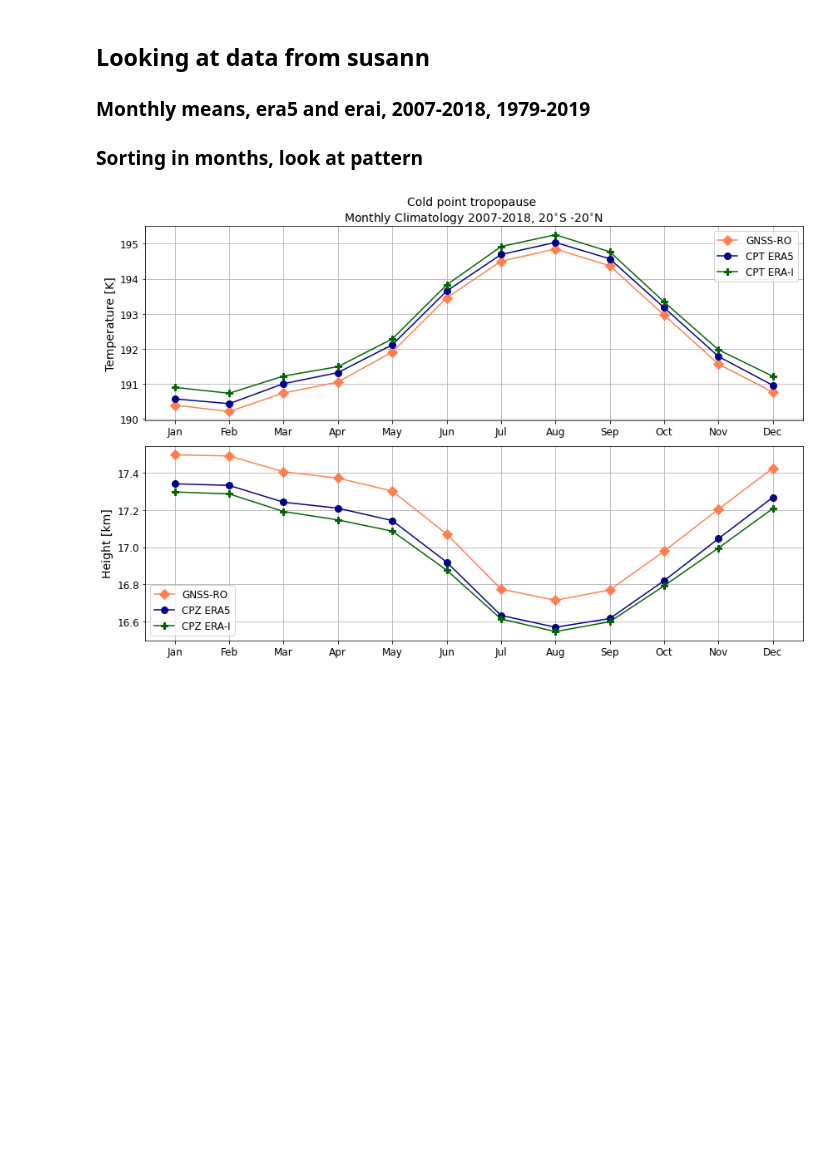
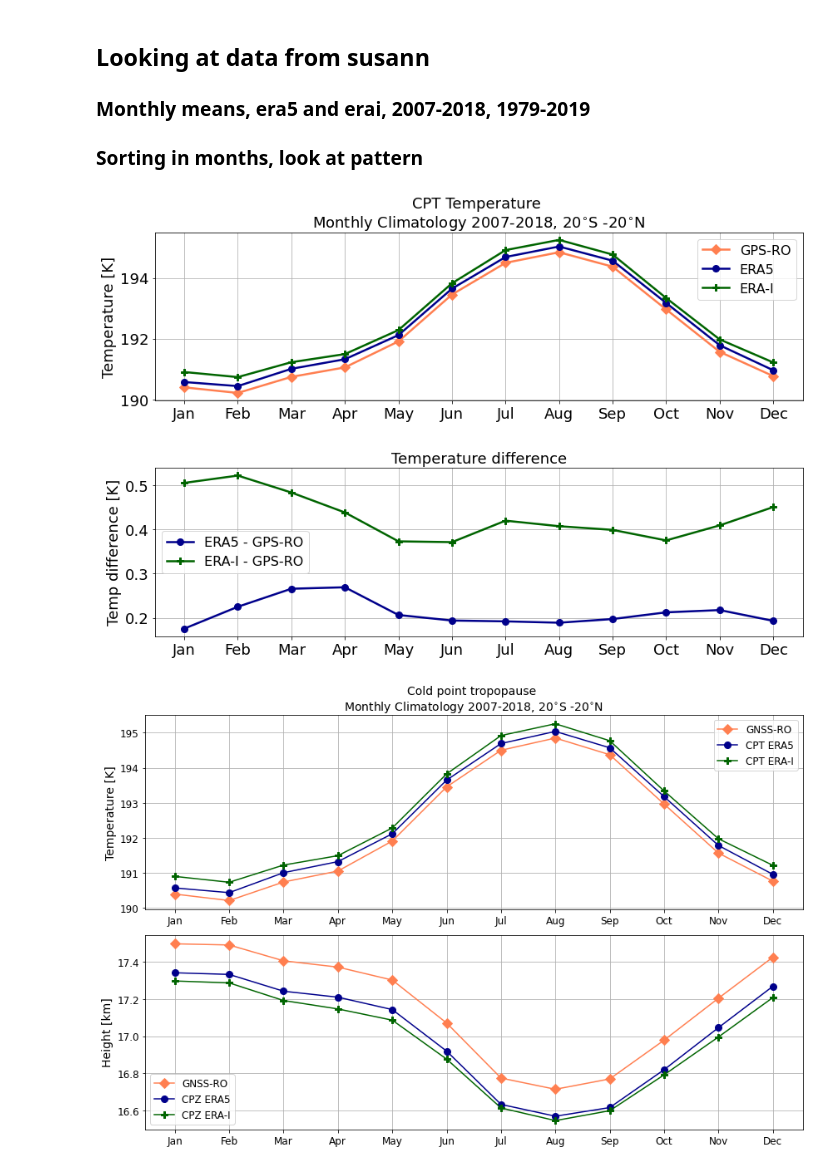
Before and after one commit to johanmeh/master, a Jupyter notebook: monthly_mean_plot-Copy1.ipynb, the cells around one changed output. Cells and saved outputs as stored; diff of their text form; code cells hidden in the pictures; blank space fills up the shorter version.

```diff
--- a/monthly_mean_plot-Copy1.ipynb
+++ b/monthly_mean_plot-Copy1.ipynb
@@ -42,3 +32,9 @@ obs_aw['month'] = obs_mon.month
+# %%
+era5_aw = era5_mon.mean(dim=('lat', 'lon'))
+
+erai_aw = erai_mon.mean(dim=('lat', 'lon'))
+
+obs_aw = obs_mon.mean(dim=('lat','lon'))
 # %%
 ## Colors
 
@@ -53,6 +49,49 @@ erai_2 = 'limegreen'
 def getMonthName(month_number):
     testdate=datetime.date(2010,int(month_number),1)
     return testdate.strftime('%b')
+# %%
+import matplotlib as mpl
+mpl.rcParams['lines.linewidth'] = 2.5
+# %%
+mon = np.linspace(1,12,12, dtype=int)
+
+fig, axs = plt.subplots(2,1,figsize=(12,8))
+axs[0].plot(mon, obs_aw.CP_T, color = col_obs, marker = 'D', ms = 8, label = 'GPS-RO')
+axs[0].plot(mon, era5_aw.ctpt,color = era5_1, marker = 'o', ms = 8,label = "ERA5")
+axs[0].plot(mon, erai_aw.ctpt, color = erai_1, marker = 'P', ms = 8, label = 'ERA-I')
+
+axs[0].set_ylabel("Temperature [K]", fontsize=18)
+axs[0].set_title('CPT Temperature \nMonthly Climatology 2007-2018, 20$^{\circ}$S -20$^{\circ}$N', fontsize=18)
+
+
+
+axs[1].plot(mon, era5_aw.ctpt - obs_aw.CP_T.values,color=era5_1, marker='o', ms = 8,label = 'ERA5 - GPS-RO')
+axs[1].plot(mon, erai_aw.ctpt - obs_aw.CP_T.values,color=erai_1,  marker = 'P', ms = 8, label = 'ERA-I - GPS-RO')
+#axs[1].plot(mon, era5_aw.tpt - obs_aw.LR_T.values,color=era5_2, marker='s', ms = 8, label = 'LR ERA5')
+#axs[1].plot(mon, erai_aw.tpt - obs_aw.LR_T.values,color=erai_2, marker ='s',  ms =8, label = 'LR ERA-I')
+axs[1].set_ylabel('Temp difference [K]',fontsize=18)
+axs[1].set_title("Temperature difference", fontsize=18)
+
+
+months = mdates.MonthLocator()  # every month
+# Specify the format - %b gives us Jan, Feb...
+fmt = mdates.DateFormatter('%b')
+
+for ax in axs:
+    ax.grid()
+    ax.legend(fontsize=16)
+    ax.xaxis.set_major_locator(mtick.FixedLocator(mon)) # Set tick locations
+    ax.xaxis.set_major_formatter(mtick.FuncFormatter(lambda x,p:getMonthName(x)))
+    ax.tick_params(axis='both', which='major', labelsize=18)
+
+
+
+
+plt.tight_layout()
+plt.subplots_adjust(hspace=0.4)
+#plt.savefig('fig/cpt_monthly_climatology_2007-2018_tempdiff.png', dpi=300)
+# %% [output]
+[figure, added]
 # %%
 mon = np.linspace(1,12,12, dtype=int)
 
```
Also changed, not shown: parts of 21 cells of this notebook, 20 other files.
